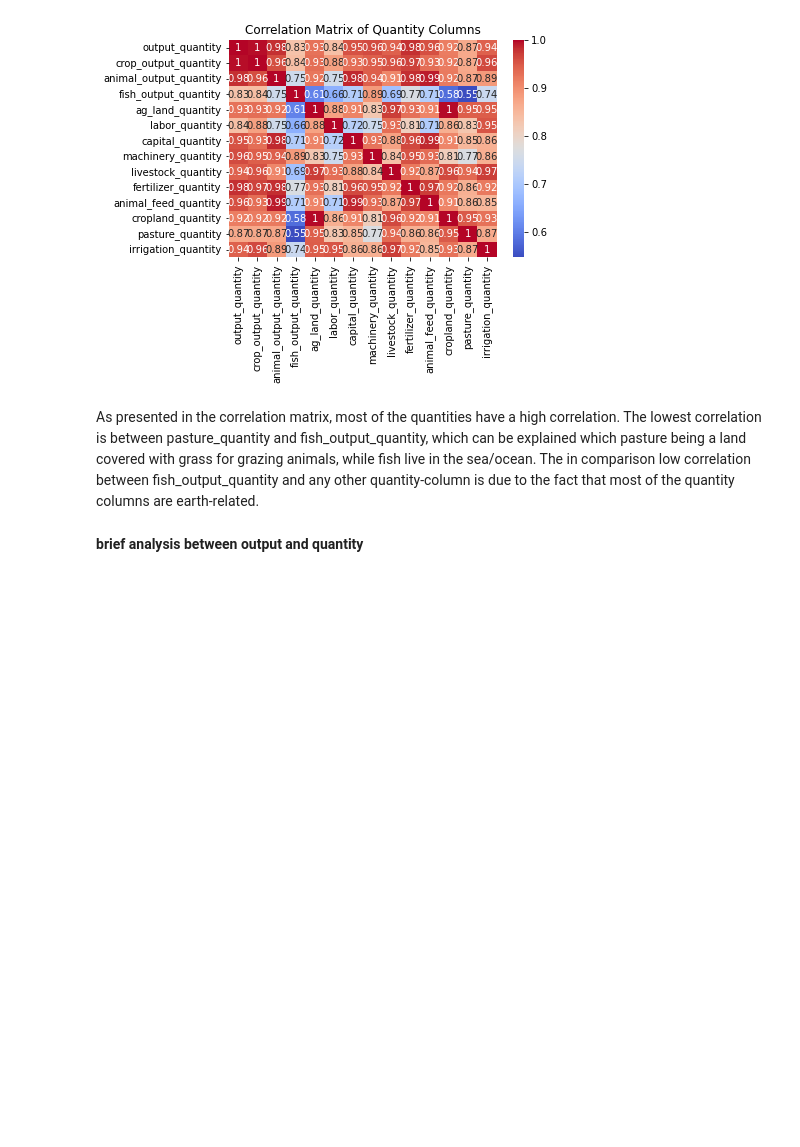
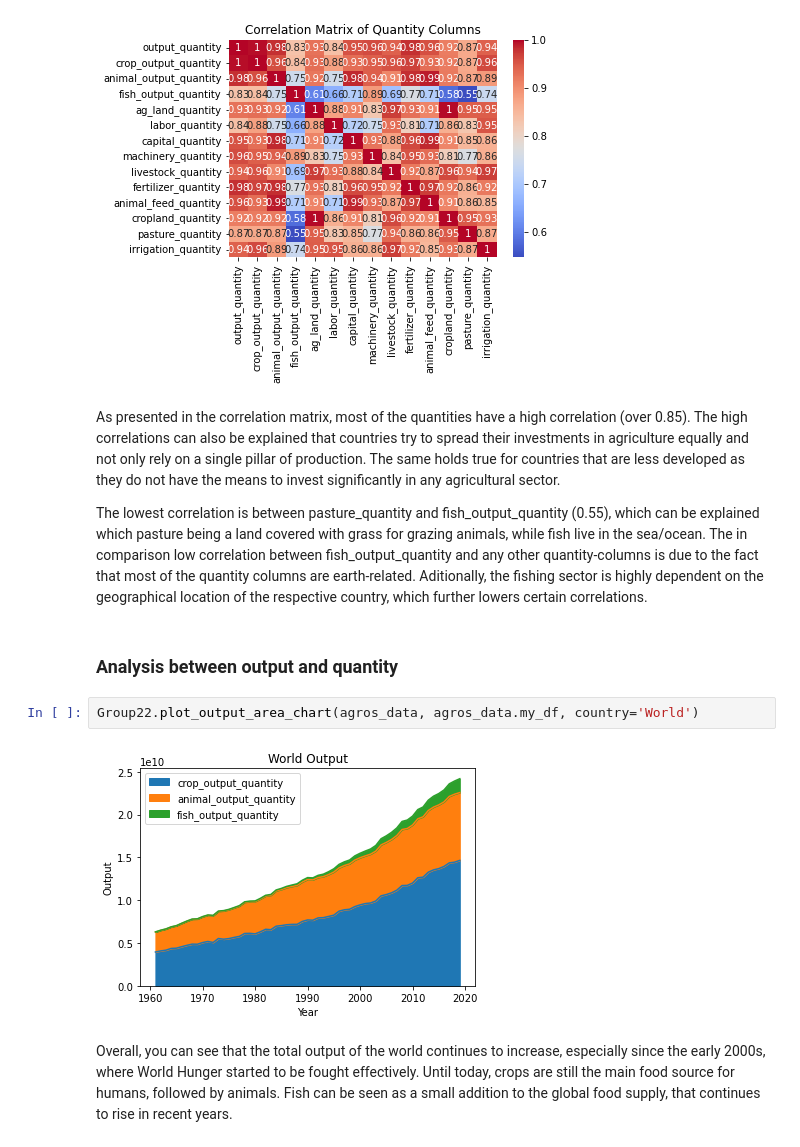
Before and after one commit to annaziegert/agriculture_production_nova, a Jupyter notebook: showcase_notebook.ipynb, the cells around one changed output. Drawn from its saved outputs; the diff is of its cells as text; blank space fills up the shorter version.

```diff
--- a/showcase_notebook.ipynb
+++ b/showcase_notebook.ipynb
@@ -61,6 +65,14 @@ Group22.plot_quantity_correlation(agros_data, agros_data.my_df)
 # %% [output]
 [figure]
 # %% [markdown]
-As presented in the correlation matrix, most of the quantities have a high correlation. The lowest correlation is between pasture_quantity and fish_output_quantity, which can be explained which pasture being a land covered with grass for grazing animals, while fish live in the sea/ocean. The in comparison low correlation between fish_output_quantity and any other quantity-column is due to the fact that most of the quantity columns are earth-related.
+As presented in the correlation matrix, most of the quantities have a high correlation (over 0.85). The high correlations can also be explained that countries try to spread their investments in agriculture equally and not only rely on a single pillar of production. The same holds true for countries that are less developed as they do not have the means to invest significantly in any agricultural sector.
+
+The lowest correlation is between pasture_quantity and fish_output_quantity (0.55), which can be explained which pasture being a land covered with grass for grazing animals, while fish live in the sea/ocean. The in comparison low correlation between fish_output_quantity and any other quantity-columns is due to the fact that most of the quantity columns are earth-related. Aditionally, the fishing sector is highly dependent on the geographical location of the respective country, which further lowers certain correlations.
 # %% [markdown]
-**brief analysis between output and quantity**
+### Analysis between output and quantity
+# %%
+Group22.plot_output_area_chart(agros_data, agros_data.my_df, country='World')
+# %% [output]
+[figure, added]
+# %% [markdown]
+Overall, you can see that the total output of the world continues to increase, especially since the early 2000s, where World Hunger started to be fought effectively. Until today, crops are still the main food source for humans, followed by animals. Fish can be seen as a small addition to the global food supply, that continues to rise in recent years.
```
Also changed, not shown: parts of 4 cells of this notebook.
